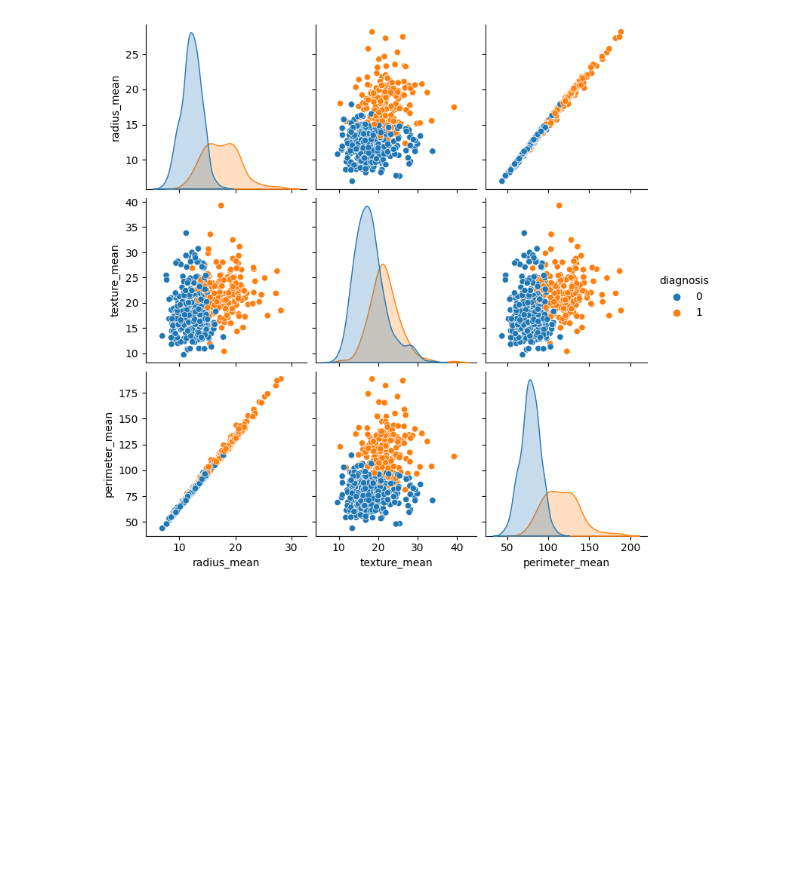
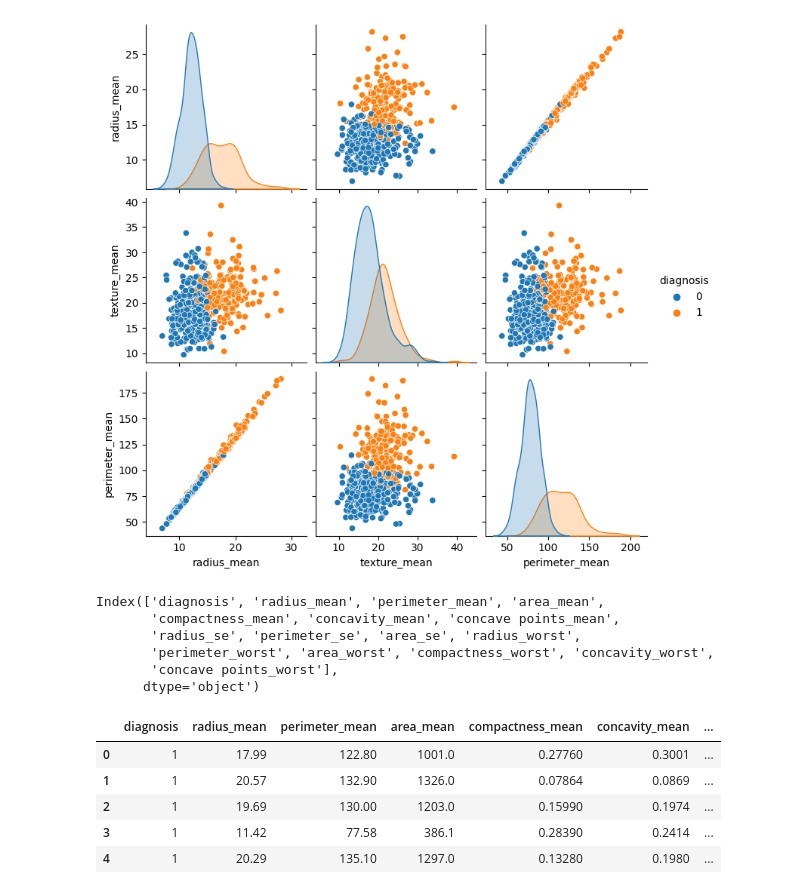
Before and after one commit to Flychuban/Breast-Cancer-Prediction, a Jupyter notebook: BreastCancer.ipynb, the cells around one changed output. Saved outputs shown, nothing was run; the diff lists cells and outputs as text; code cells hidden in the pictures; blank space fills up the shorter version.

Commit message:
Only important labels

```diff
--- a/BreastCancer.ipynb
+++ b/BreastCancer.ipynb
@@ -121,3 +121,26 @@ sns.pairplot(df.iloc[:, 1:5], hue='diagnosis')
 # %% [output]
 <seaborn.axisgrid.PairGrid at 0x...>
 [figure]
+# %%
+# Getting only most important labels from our dataset
+correlations = df.corr()['diagnosis']
+labels_above_threshold = correlations[correlations > 0.5].keys()
+labels_above_threshold
+# %% [output]
+Index(['diagnosis', 'radius_mean', 'perimeter_mean', 'area_mean',
+       'compactness_mean', 'concavity_mean', 'concave points_mean',
+       'radius_se', 'perimeter_se', 'area_se', 'radius_worst',
+       'perimeter_worst', 'area_worst', 'compactness_worst', 'concavity_worst',
+       'concave points_worst'],
+      dtype='object')
+# %%
+# Dataframe with only important labels
+df = df.drop([col for col in df.columns if not col in labels_above_threshold], axis=1)
+df.head()
+# %% [output]
+|  | diagnosis | radius_mean | perimeter_mean | area_mean | compactness_mean | concavity_mean | ... |
+| 0 | 1 | 17.99 | 122.80 | 1001.0 | 0.27760 | 0.3001 | ... |
+| 1 | 1 | 20.57 | 132.90 | 1326.0 | 0.07864 | 0.0869 | ... |
+| 2 | 1 | 19.69 | 130.00 | 1203.0 | 0.15990 | 0.1974 | ... |
+| 3 | 1 | 11.42 | 77.58 | 386.1 | 0.28390 | 0.2414 | ... |
+| 4 | 1 | 20.29 | 135.10 | 1297.0 | 0.13280 | 0.1980 | ... |
```
